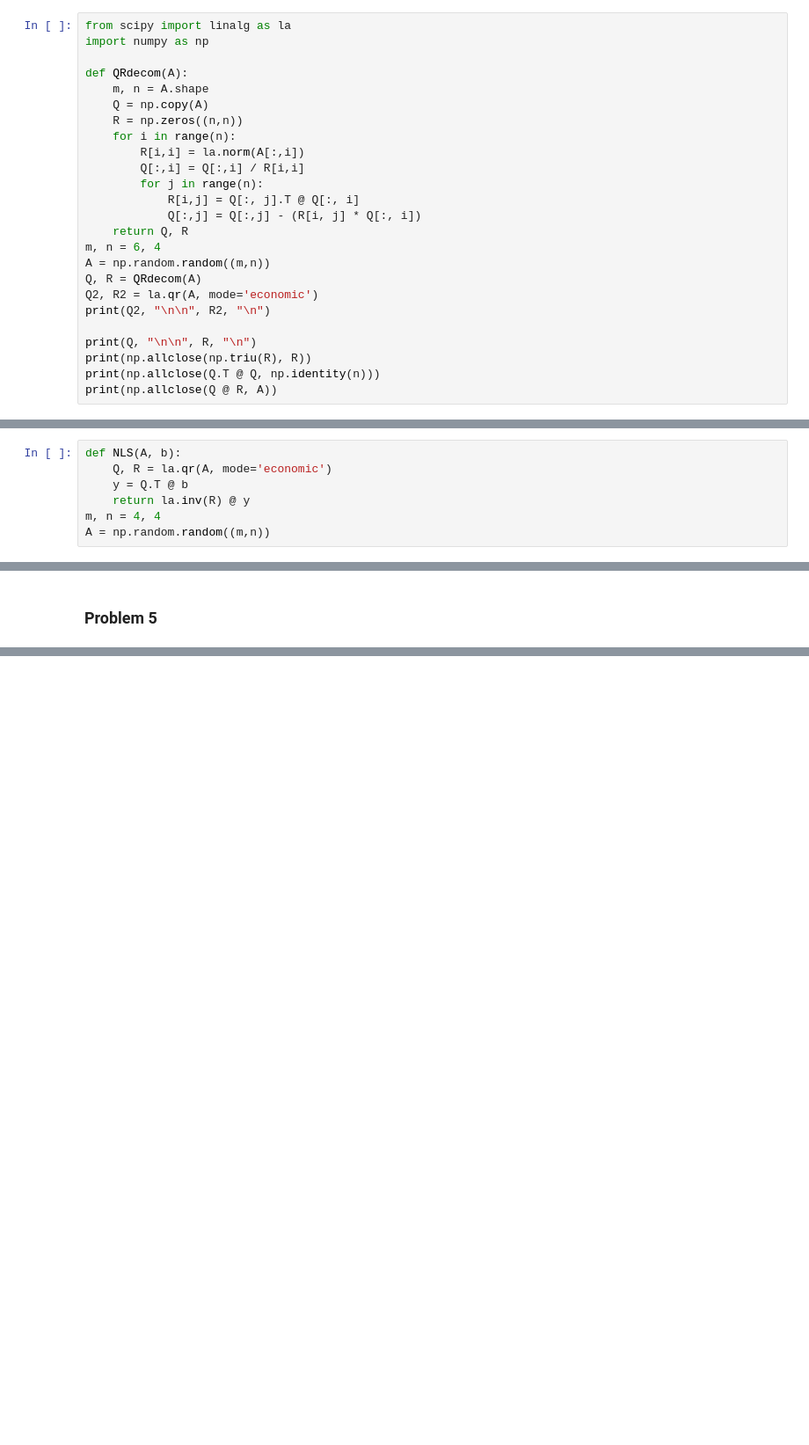
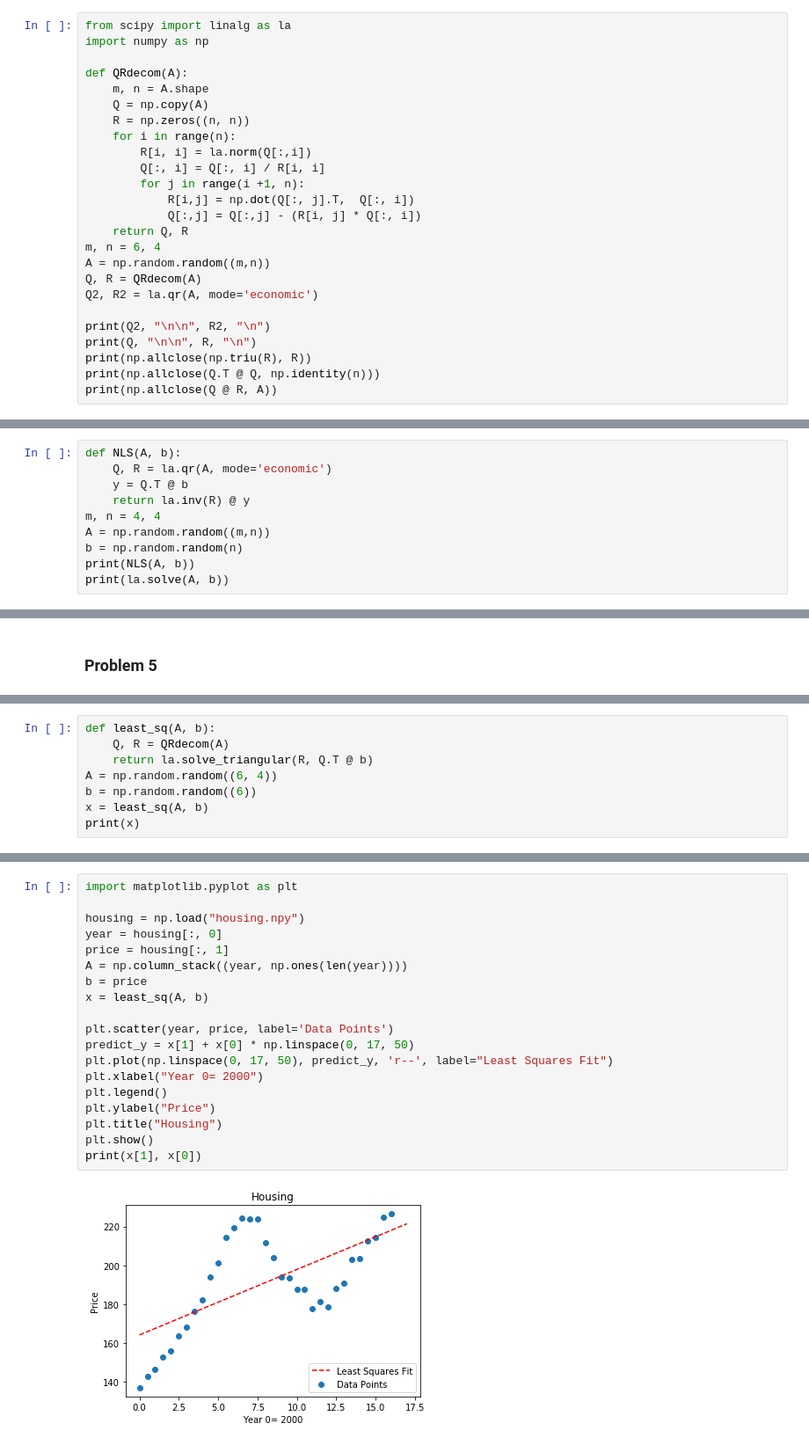
Before and after one commit to Cacheell/BootCamp2018, a Jupyter notebook: ProbSets/Comp/ProbSet3/Homework 3.ipynb, the cells around one changed output, grey strips where cells are left out. Shown: that part at 88% size. Cells and saved outputs as stored; diff of their text form; blank space fills up the shorter version.

```diff
--- a/ProbSets/Comp/ProbSet3/Homework 3.ipynb
+++ b/ProbSets/Comp/ProbSet3/Homework 3.ipynb
@@ -11,20 +11,20 @@ import numpy as np
 def QRdecom(A):
     m, n = A.shape
     Q = np.copy(A)
-    R = np.zeros((n,n))
+    R = np.zeros((n, n))
     for i in range(n):
-        R[i,i] = la.norm(A[:,i])
-        Q[:,i] = Q[:,i] / R[i,i]
-        for j in range(n):
-            R[i,j] = Q[:, j].T @ Q[:, i]
+        R[i, i] = la.norm(Q[:,i])
+        Q[:, i] = Q[:, i] / R[i, i]
+        for j in range(i +1, n):
+            R[i,j] = np.dot(Q[:, j].T,  Q[:, i])
             Q[:,j] = Q[:,j] - (R[i, j] * Q[:, i])
     return Q, R
 m, n = 6, 4
 A = np.random.random((m,n))
 Q, R = QRdecom(A)
 Q2, R2 = la.qr(A, mode='economic')
+
 print(Q2, "\n\n", R2, "\n")
-
 print(Q, "\n\n", R, "\n")
 print(np.allclose(np.triu(R), R))
 print(np.allclose(Q.T @ Q, np.identity(n)))
@@ -70,3 +66,6 @@ def NLS(A, b):
     return la.inv(R) @ y
 m, n = 4, 4
 A = np.random.random((m,n))
+b = np.random.random(n)
+print(NLS(A, b))
+print(la.solve(A, b))
@@ -76,0 +165,8 @@ A = np.random.random((m,n))
+# %%
+def least_sq(A, b):
+    Q, R = QRdecom(A)
+    return la.solve_triangular(R, Q.T @ b)
+A = np.random.random((6, 4))
+b = np.random.random((6))
+x = least_sq(A, b)
+print(x)
@@ -76,0 +177,21 @@ A = np.random.random((m,n))
+# %%
+import matplotlib.pyplot as plt
+
+housing = np.load("housing.npy")
+year = housing[:, 0]
+price = housing[:, 1]
+A = np.column_stack((year, np.ones(len(year))))
+b = price
+x = least_sq(A, b)
+
+plt.scatter(year, price, label='Data Points')
+predict_y = x[1] + x[0] * np.linspace(0, 17, 50)
+plt.plot(np.linspace(0, 17, 50), predict_y, 'r--', label="Least Squares Fit")
+plt.xlabel("Year 0= 2000")
+plt.legend()
+plt.ylabel("Price")
+plt.title("Housing")
+plt.show()
+print(x[1], x[0])
+# %% [output]
+[figure, added]
```
Also changed, not shown: parts of 59 cells of this notebook, 12 other files.
